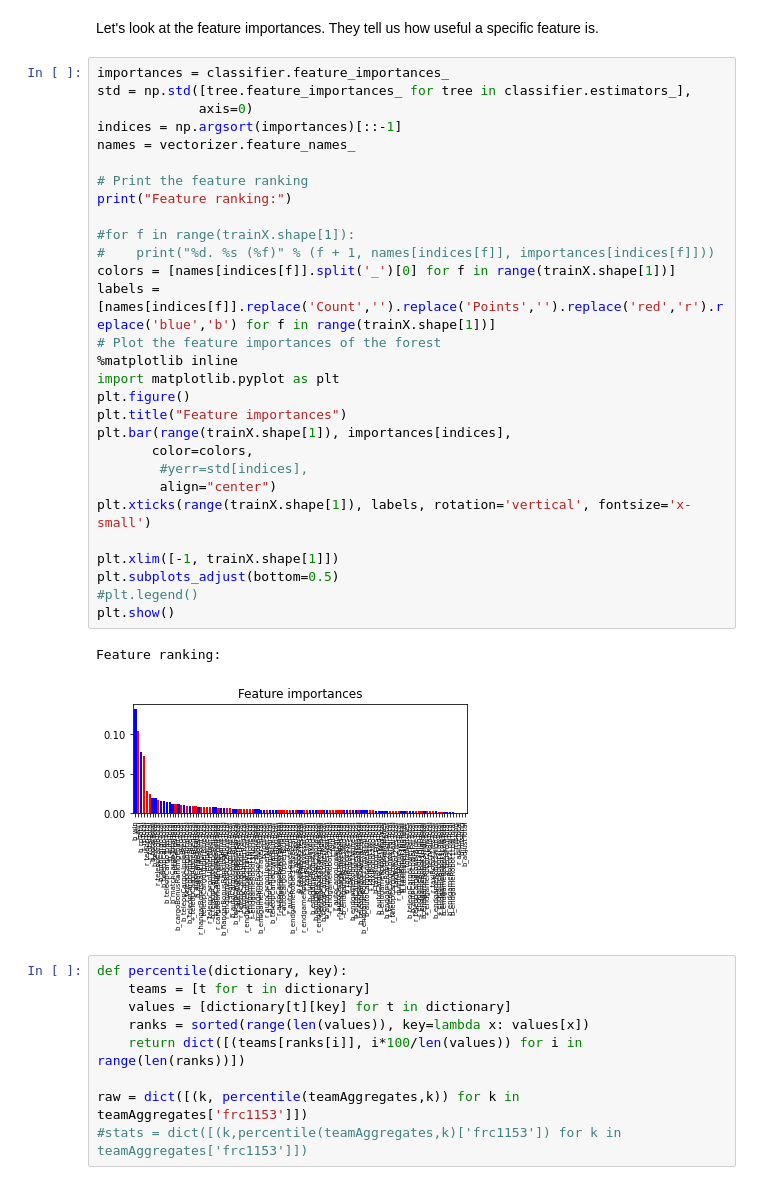
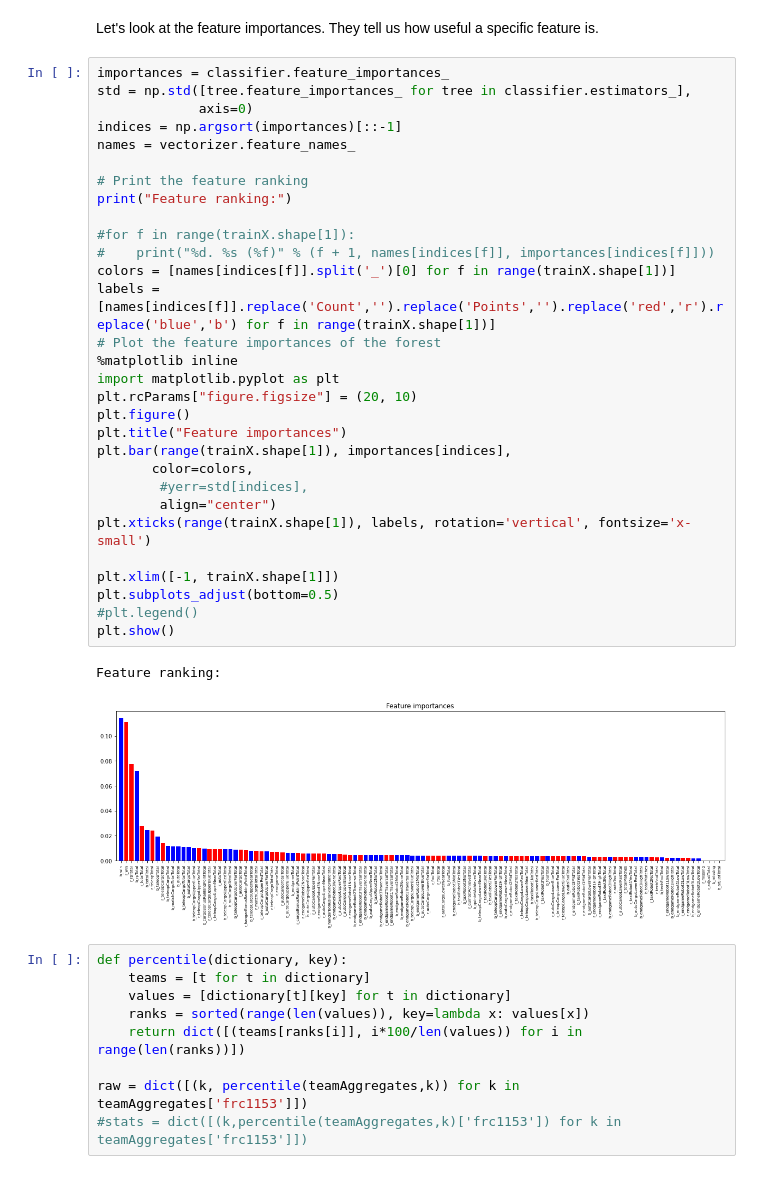
Before and after one commit to simra/FRCModeling, a Jupyter notebook: 2022/More Features.ipynb, the cells around one changed output. Cells and saved outputs as stored; diff of their text form.

```diff
--- a/2022/More Features.ipynb
+++ b/2022/More Features.ipynb
@@ -321,34 +321,35 @@ Let's look at the feature importances. They tell us how useful a specific featur
 importances = classifier.feature_importances_
 std = np.std([tree.feature_importances_ for tree in classifier.estimators_],
              axis=0)
 indices = np.argsort(importances)[::-1]
 names = vectorizer.feature_names_
 
 # Print the feature ranking
 print("Feature ranking:")
 
 #for f in range(trainX.shape[1]):
 #    print("%d. %s (%f)" % (f + 1, names[indices[f]], importances[indices[f]]))
 colors = [names[indices[f]].split('_')[0] for f in range(trainX.shape[1])]
 labels = [names[indices[f]].replace('Count','').replace('Points','').replace('red','r').replace('blue','b') for f in range(trainX.shape[1])]
 # Plot the feature importances of the forest
 %matplotlib inline
 import matplotlib.pyplot as plt
+plt.rcParams["figure.figsize"] = (20, 10)
 plt.figure()
 plt.title("Feature importances")
 plt.bar(range(trainX.shape[1]), importances[indices],
        color=colors,
         #yerr=std[indices],
         align="center")
 plt.xticks(range(trainX.shape[1]), labels, rotation='vertical', fontsize='x-small')
 
 plt.xlim([-1, trainX.shape[1]])
 plt.subplots_adjust(bottom=0.5)
 #plt.legend()
 plt.show()
 # %% [output]
 Feature ranking:
-[figure, old version]
+[figure, new version]
 # %%
 def percentile(dictionary, key):
     teams = [t for t in dictionary]
```
Also changed, not shown: parts of 12 cells of this notebook, 1 other file.
